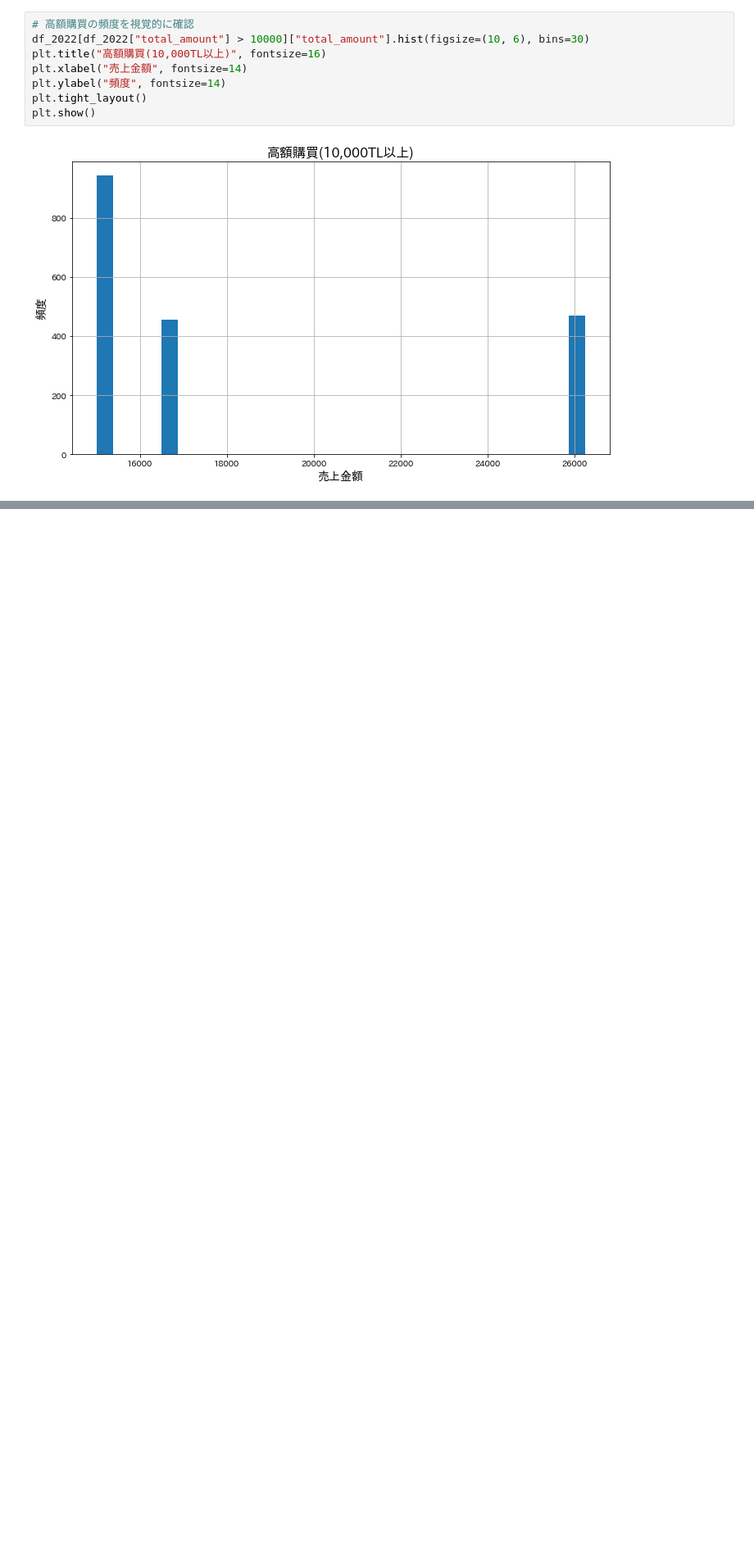
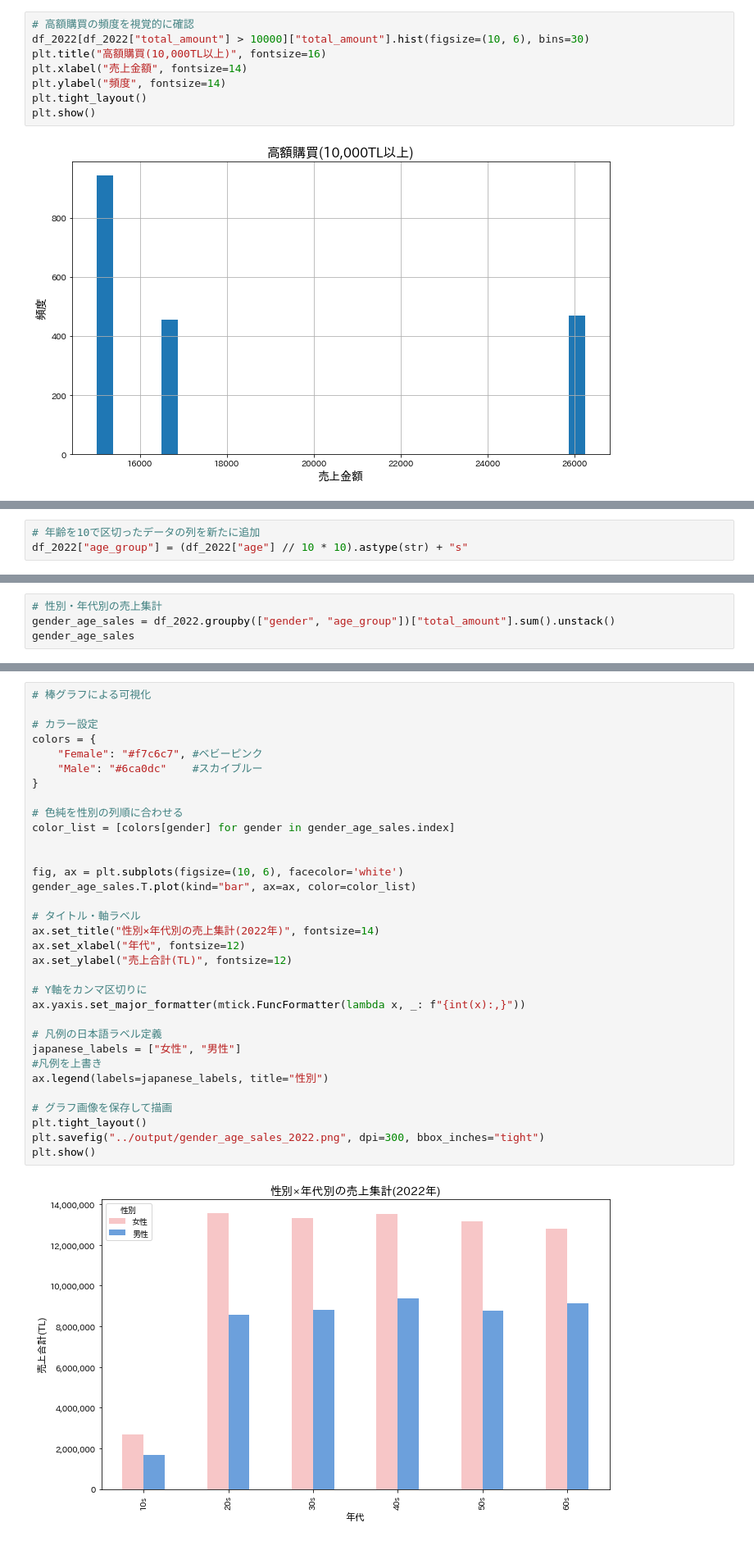
Before and after one commit to toshizu/retail_sales_2022, a Jupyter notebook: script/01_retail_sales_2022_analysis.ipynb, the cells around one changed output, grey strips where cells are left out. Shown: that part at 82% size. Saved outputs shown, nothing was run; the diff lists cells and outputs as text; blank space fills up the shorter version.

```diff
--- a/script/01_retail_sales_2022_analysis.ipynb
+++ b/script/01_retail_sales_2022_analysis.ipynb
@@ -169,0 +174,3 @@ plt.show()
+# %%
+# 年齢を10で区切ったデータの列を新たに追加
+df_2022["age_group"] = (df_2022["age"] // 10 * 10).astype(str) + "s"
@@ -169,0 +179,4 @@ plt.show()
+# %%
+# 性別・年代別の売上集計
+gender_age_sales = df_2022.groupby(["gender", "age_group"])["total_amount"].sum().unstack()
+gender_age_sales
@@ -169,0 +190,35 @@ plt.show()
+# %%
+# 棒グラフによる可視化
+
+# カラー設定
+colors = {
+    "Female": "#f7c6c7", #ベビーピンク
+    "Male": "#6ca0dc"    #スカイブルー
+}
+
+# 色純を性別の列順に合わせる
+color_list = [colors[gender] for gender in gender_age_sales.index]
+
+
+fig, ax = plt.subplots(figsize=(10, 6), facecolor='white')
+gender_age_sales.T.plot(kind="bar", ax=ax, color=color_list)
+
+# タイトル・軸ラベル
+ax.set_title("性別×年代別の売上集計(2022年)", fontsize=14)
+ax.set_xlabel("年代", fontsize=12)
+ax.set_ylabel("売上合計(TL)", fontsize=12)
+
+# Y軸をカンマ区切りに
+ax.yaxis.set_major_formatter(mtick.FuncFormatter(lambda x, _: f"{int(x):,}"))
+
+# 凡例の日本語ラベル定義
+japanese_labels = ["女性", "男性"]
+#凡例を上書き
+ax.legend(labels=japanese_labels, title="性別")
+
+# グラフ画像を保存して描画
+plt.tight_layout()
+plt.savefig("../output/gender_age_sales_2022.png", dpi=300, bbox_inches="tight")
+plt.show()
+# %% [output]
+[figure, added]
```
Also changed, not shown: parts of 8 cells of this notebook.
